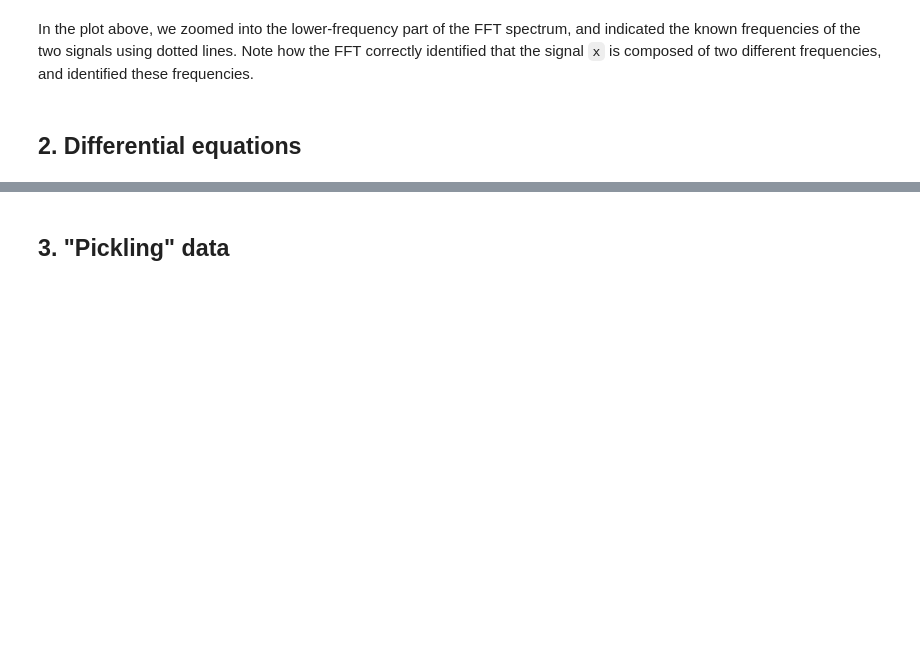
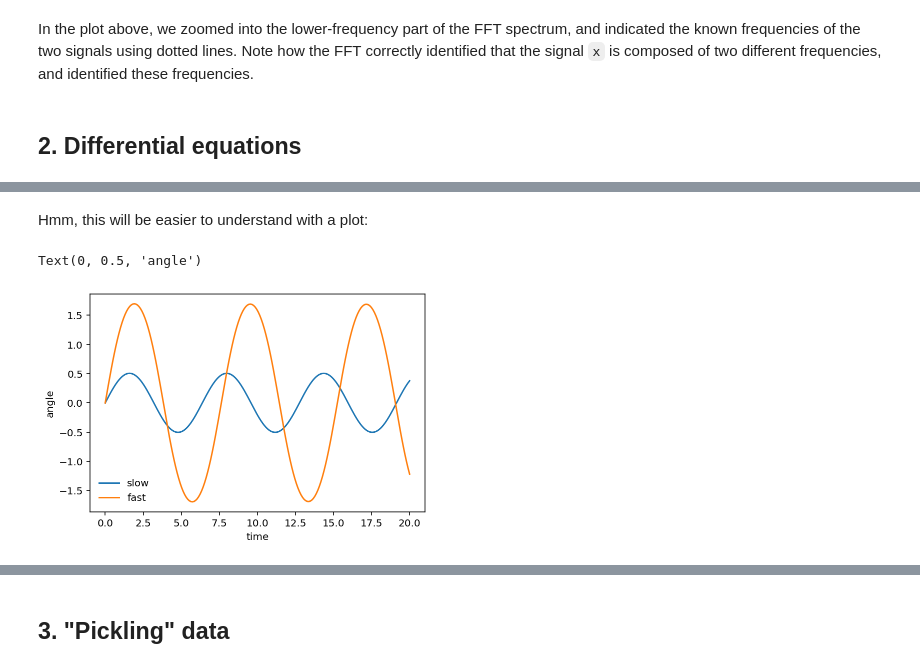
Before and after one commit to ttesileanu/nsbp-summer-2022, a Jupyter notebook: 4_2_misc_topics.ipynb, the cells around one changed output, grey strips where cells are left out. Drawn from its saved outputs; the diff is of its cells as text; code cells hidden in the pictures; blank space fills up the shorter version.

```diff
--- a/4_2_misc_topics.ipynb
+++ b/4_2_misc_topics.ipynb
@@ -84,0 +99,22 @@ In the plot above, we zoomed into the lower-frequency part of the FFT spectrum,
+# %%
+def pendulum(omega0, t_max, n=200):
+    """Integrate the equation of motion for a pendulum starting at zero angle.
+
+    :param omega0: initial angular velocity
+    :param t_max: total integration time
+    :param n: number of evaluation points
+    :return: the results structure from `solve_ivp`
+    """
+    # a "lambda" is an anonymous function; the syntax is fairly intuitive: the lambda
+    # below takes in two arguments, t and y, and returns a list with two elements,
+    # y[1] and -np.sin(y[0])
+    # note that t is provided by solveivp so we need it in the function definition, but
+    # we do not actually use it
+    results = integrate.solve_ivp(
+        lambda t, y: [y[1], -np.sin(y[0])],
+        [0, t_max],         # integration range
+        [0, omega0],        # initial conditions: theta = 0, omega = omega0
+        t_eval=np.linspace(0, t_max, n),    # points where to evaluate solution
+    )
+
+    return results
@@ -84,0 +138,6 @@ In the plot above, we zoomed into the lower-frequency part of the FFT spectrum,
+# %%
+# solve the equations for a small initial speed
+slow = pendulum(0.5, 20.0)
+
+# solve the equations for a large initial speed
+fast = pendulum(1.5, 20.0)
@@ -84,0 +166,11 @@ In the plot above, we zoomed into the lower-frequency part of the FFT spectrum,
+# %% [markdown]
+Hmm, this will be easier to understand with a plot:
+# %%
+plt.plot(slow.t, slow.y[0], label="slow")
+plt.plot(fast.t, fast.y[0], label="fast")
+plt.legend(frameon=False)
+plt.xlabel("time")
+plt.ylabel("angle")
+# %% [output]
+Text(0, 0.5, 'angle')
+[figure, added]
```
Also changed, not shown: parts of 20 cells of this notebook, 1 other file.
